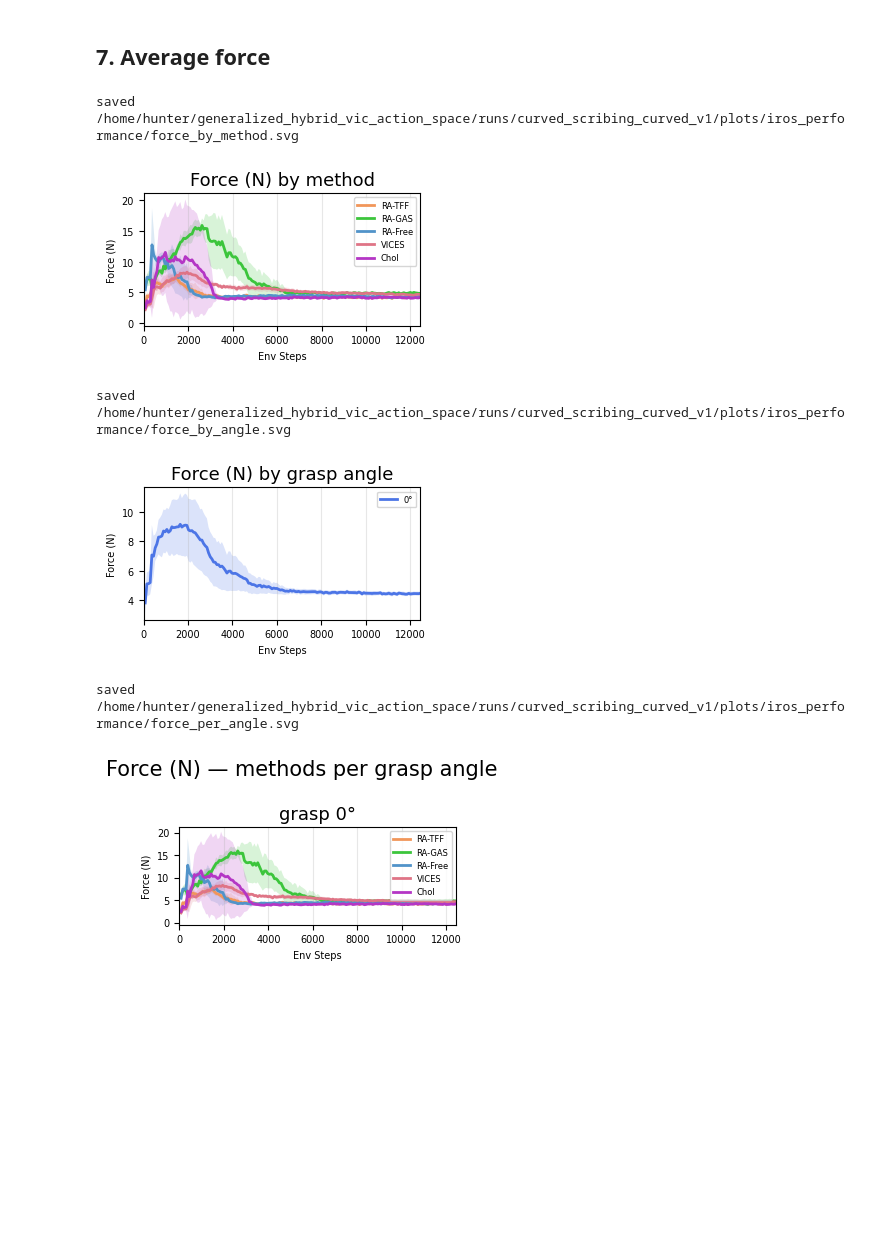
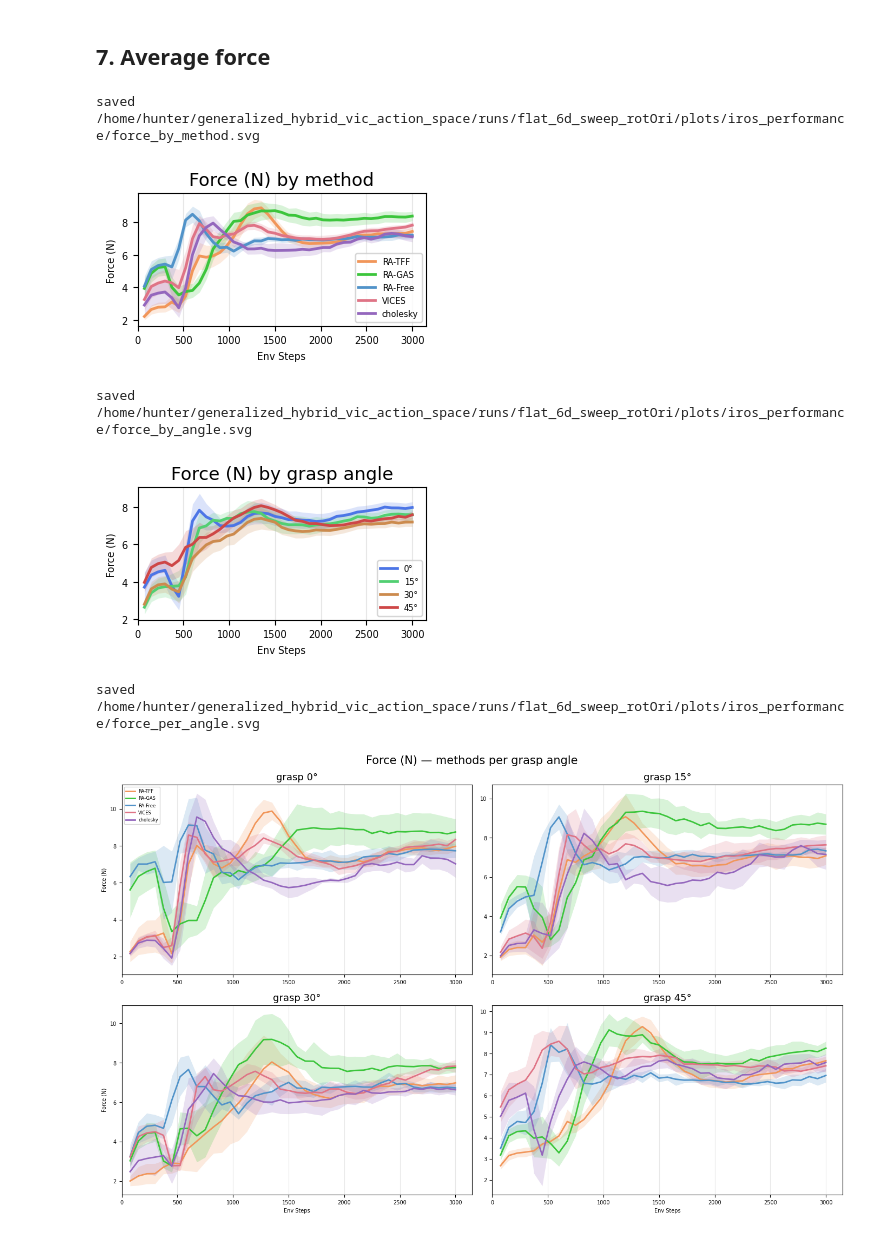
Before and after one commit to RoboNuke/generalized_hybrid_vic_action_space, a Jupyter notebook: data_analysis/iros_workshop_analysis/performance_analysis.ipynb, the cells around one changed output. Saved outputs shown, nothing was run; the diff lists cells and outputs as text; code cells hidden in the pictures; blank space fills up the shorter version.

```diff
--- a/data_analysis/iros_workshop_analysis/performance_analysis.ipynb
+++ b/data_analysis/iros_workshop_analysis/performance_analysis.ipynb
@@ -60,8 +60,8 @@ importlib.reload(au)
 # --- Data source (wandb). Runs tagged WANDB_TAG in {WANDB_ENTITY}/{WANDB_PROJECT} are
 # downloaded ONCE into runs/{WANDB_PROJECT}_{WANDB_TAG}/ (cached; re-runs reuse the cache).
 # Set WANDB_PROJECT/WANDB_TAG = None to load a local runs/ subfolder via LOCAL_FOLDER instead.
-WANDB_PROJECT = "curved_scribing" #"flat_scribing" #"pitch_sweep"
-WANDB_TAG     = "curved_v1" #"iros_ws_v3" #pitch_sweep"
+WANDB_PROJECT = "flat_6d" #"flat_scribing" #"pitch_sweep"
+WANDB_TAG     = "sweep_rotOri" #"iros_ws_v3" #pitch_sweep"
 WANDB_ENTITY  = "hur"
 LOCAL_FOLDER  = ""   # used only when WANDB_PROJECT/WANDB_TAG are None
 FOLDER_NAME   = f"{WANDB_PROJECT}_{WANDB_TAG}" if (WANDB_PROJECT and WANDB_TAG) else LOCAL_FOLDER
@@ -76,7 +76,7 @@ CI_Z = 1.96
 # Shared x-axis for every time-series plot. XLIM = (min, max) or None to autoscale.
 # The upper bound also caps the step window used everywhere.
 XLABEL = "Env Steps"
-XLIM = (0,12451)
+XLIM = (0,3150)
 
 # Optional centered moving-average window applied per curve (1 = off).
 SMOOTH_WINDOW = 1
@@ -86,7 +86,7 @@ SMOOTH_WINDOW = 1
 # Either end may be None to leave that side unbounded. `ylim` sets the y-axis (None = auto).
 METRICS = {
     "success": dict(tag="Episode / Success rate",       ylabel="Success Rate",
-                    ci_clip=(0.0, 1.0),  ylim=(0,70)),
+                    ci_clip=(0.0, 1.0),  ylim=(0,100)),
     "reward":  dict(tag="Reward / Total reward (mean)", ylabel="Total Reward",
                     ci_clip=None,        ylim=None),
     "force":   dict(tag="drag_performance/force_mean",  ylabel="Force (N)",
@@ -170,8 +176,8 @@ saved /home/hunter/generalized_hybrid_vic_action_space/runs/curved_scribing_curv
 import importlib; importlib.reload(au)  # hot-reload analysis_utils (edits apply without re-loading data)
 # Success rate vs env steps — one panel per GRASP ANGLE, methods overlaid within each single angle.
 m = METRICS["success"]
-au.DEFAULT_FIG_WIDTH *= 2
-au.DEFAULT_FIG_HEIGHT *=2
+au.DEFAULT_FIG_WIDTH *= 4
+au.DEFAULT_FIG_HEIGHT *=4
 fig = au.figure_per_angle_panels(COL, m["tag"], STYLE, ylabel=m["ylabel"],
                                  suptitle=None, #f'{m["ylabel"]} — methods per grasp angle',
                                  ylim=m["ylim"], ci_clip=m["ci_clip"],
@@ -211,6 +217,8 @@ saved /home/hunter/generalized_hybrid_vic_action_space/runs/curved_scribing_curv
 import importlib; importlib.reload(au)  # hot-reload analysis_utils (edits apply without re-loading data)
 # Mean reward vs env steps — one panel per GRASP ANGLE, methods overlaid within each single angle.
 m = METRICS["reward"]
+au.DEFAULT_FIG_WIDTH *= 4
+au.DEFAULT_FIG_HEIGHT *=4
 fig = au.figure_per_angle_panels(COL, m["tag"], STYLE, ylabel=m["ylabel"],
                                  suptitle=None, #f'{m["ylabel"]} — methods per grasp angle',
                                  ylim=m["ylim"], ci_clip=m["ci_clip"],
@@ -232,8 +240,8 @@ fig = au.figure_by_method(COL, m["tag"], STYLE, ylabel=m["ylabel"],
 au.save_figure(fig, "force_by_method", STYLE)
 plt.show()
 # %% [output]
-saved /home/hunter/generalized_hybrid_vic_action_space/runs/curved_scribing_curved_v1/plots/iros_performance/force_by_method.svg
+saved /home/hunter/generalized_hybrid_vic_action_space/runs/flat_6d_sweep_rotOri/plots/iros_performance/force_by_method.svg
-[figure, old version]
+[figure, new version]
 # %%
 import importlib; importlib.reload(au)  # hot-reload analysis_utils (edits apply without re-loading data)
 # Average force vs env steps — one mean+95%CI line per GRASP ANGLE (seeds pooled over all methods).
@@ -244,18 +252,20 @@ fig = au.figure_by_angle(COL, m["tag"], STYLE, ylabel=m["ylabel"],
 au.save_figure(fig, "force_by_angle", STYLE)
 plt.show()
 # %% [output]
-saved /home/hunter/generalized_hybrid_vic_action_space/runs/curved_scribing_curved_v1/plots/iros_performance/force_by_angle.svg
+saved /home/hunter/generalized_hybrid_vic_action_space/runs/flat_6d_sweep_rotOri/plots/iros_performance/force_by_angle.svg
-[figure, old version]
+[figure, new version]
 # %%
 import importlib; importlib.reload(au)  # hot-reload analysis_utils (edits apply without re-loading data)
 # Average force vs env steps — one panel per GRASP ANGLE, methods overlaid within each single angle.
 m = METRICS["force"]
+au.DEFAULT_FIG_WIDTH *= 4
+au.DEFAULT_FIG_HEIGHT *=4
 fig = au.figure_per_angle_panels(COL, m["tag"], STYLE, ylabel=m["ylabel"],
                                  suptitle=f'{m["ylabel"]} — methods per grasp angle',
                                  ylim=m["ylim"], ci_clip=m["ci_clip"],
                                  smooth_window=SMOOTH_WINDOW, ncols=2)
 au.save_figure(fig, "force_per_angle", STYLE)
 plt.show()
 # %% [output]
-saved /home/hunter/generalized_hybrid_vic_action_space/runs/curved_scribing_curved_v1/plots/iros_performance/force_per_angle.svg
+saved /home/hunter/generalized_hybrid_vic_action_space/runs/flat_6d_sweep_rotOri/plots/iros_performance/force_per_angle.svg
-[figure, old version]
+[figure, new version]
```
Also changed, not shown: parts of 8 cells of this notebook, 10 other files.
